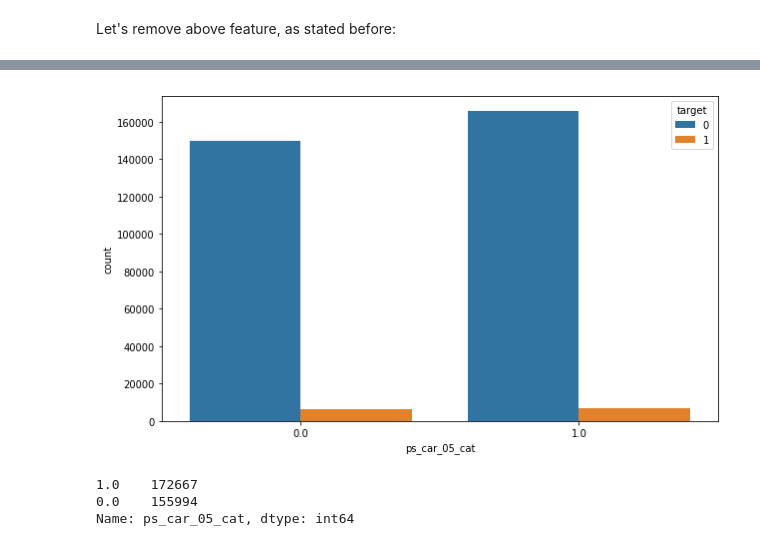
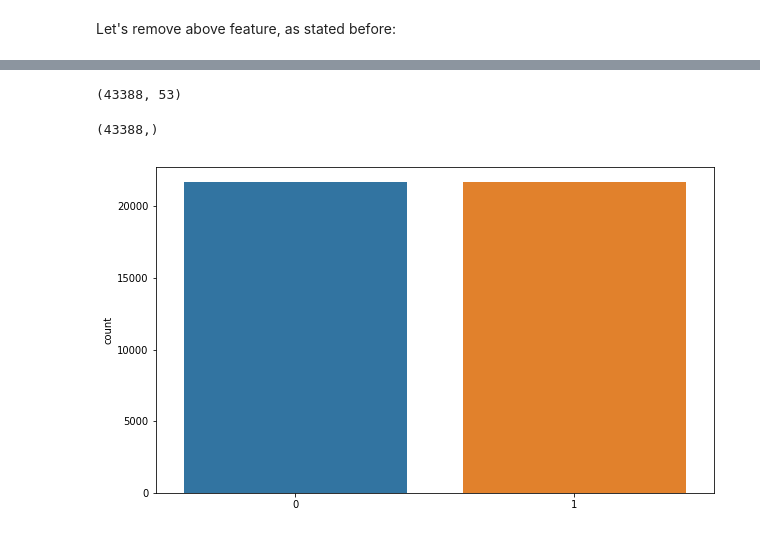
Before and after one commit to antoniodeblasi/kaggle, a Jupyter notebook: PortoSeguro/safedriverprediction.ipynb, the cells around one changed output, grey strips where cells are left out. Saved outputs shown, nothing was run; the diff lists cells and outputs as text; code cells hidden in the pictures.

Commit message:
missing value handling completed

```diff
--- a/PortoSeguro/safedriverprediction.ipynb
+++ b/PortoSeguro/safedriverprediction.ipynb
@@ -331,4 +332,4 @@ Let's start from features whose missing value percentage is more than 60%:
 # %%
-miss_gt_60 = [f for f in features_with_missing_data if features_with_missing_data[f] > 60.0]
-print(miss_gt_60)
+miss_gt_40 = [f for f in features_with_missing_data if features_with_missing_data[f] > 40.0]
+print(miss_gt_40)
 # %% [output]
@@ -336,5 +337,5 @@ print(miss_gt_60)
 # %% [markdown]
 Let's remove above feature, as stated before:
 # %%
-dataset_cleaned.drop(miss_gt_60, axis=1, inplace=True)
+dataset_clean1.drop(miss_gt_40, axis=1, inplace=True)
 # %% [markdown]
@@ -373,11 +373,20 @@ For the case above, we'll use a predictive model to infer a feasable replacement
+# %%
+rus = RandomUnderSampler()
+# %%
+X = dataset_clean1.iloc[:, 1:]
+y = dataset_clean1.iloc[:, 0]
+X_rus, y_rus  = rus.fit_sample(X, y)
+#dataset_clean1_rus = pd.DataFrame()
+# %%
+X_rus.shape
+# %% [output]
+(43388, 53)
+# %%
+y_rus.shape
+# %% [output]
+(43388,)
 # %%
-cp = sb.countplot(x='ps_car_05_cat', hue='target', data=dataset_cleaned)
+cp = sb.countplot(x=y_rus)
 cp.figure.set_size_inches(10,6)
 # %% [output]
-[figure, old version]
+[figure, new version]
-# %%
-dataset_cleaned.ps_car_05_cat.value_counts()
-# %% [output]
-1.0    172667
-0.0    155994
-Name: ps_car_05_cat, dtype: int64
```
Also changed, not shown: parts of 34 cells of this notebook.
